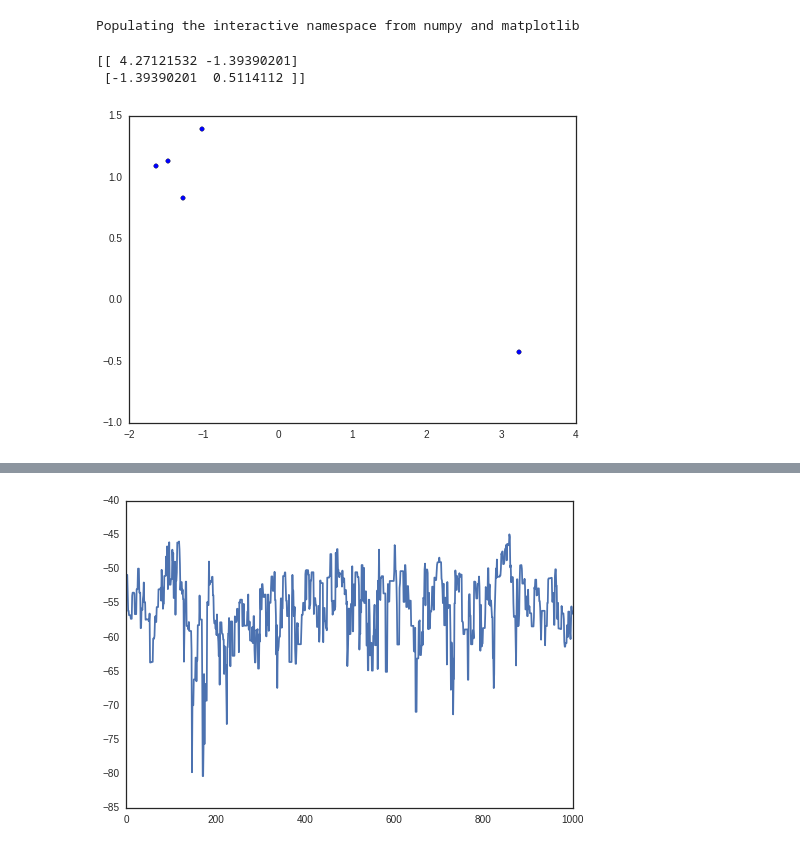
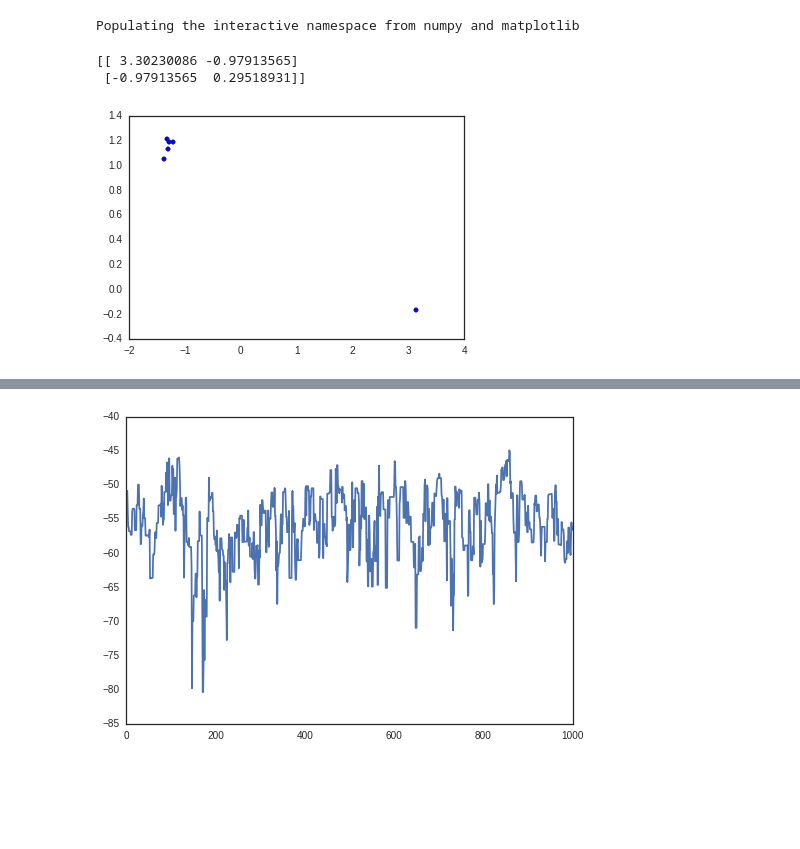
Before and after one commit to sharadmv/trees, a Jupyter notebook: experiments/DDT Demo.ipynb, the cells around one changed output, grey strips where cells are left out. Drawn from its saved outputs; the diff is of its cells as text; code cells hidden in the pictures; blank space fills up the shorter version.

```diff
--- a/experiments/DDT Demo.ipynb
+++ b/experiments/DDT Demo.ipynb
@@ -17,17 +17,17 @@ from sklearn.decomposition import PCA
 # %%
 X, y = trees.data.load('zoo')
 pca = PCA(n_components=2)
 X = pca.fit_transform(X)
-X += np.random.normal(scale=.15, size=X.shape)
-X = X[:5]
-y = y[:5]
+X += np.random.normal(scale=0.05, size=X.shape)
+X = X[:6]
+y = y[:6]
 print np.cov(X.T)
 N, D = X.shape
 scatter(*X.T);
 # %% [output]
-[[ 4.27121532 -1.39390201]
- [-1.39390201  0.5114112 ]]
+[[ 3.30230086 -0.97913565]
+ [-0.97913565  0.29518931]]
-[figure, old version]
+[figure, new version]
 # %%
 df = Inverse(c=1)
 
```
Also changed, not shown: parts of 1 cell of this notebook, 3 other files.
